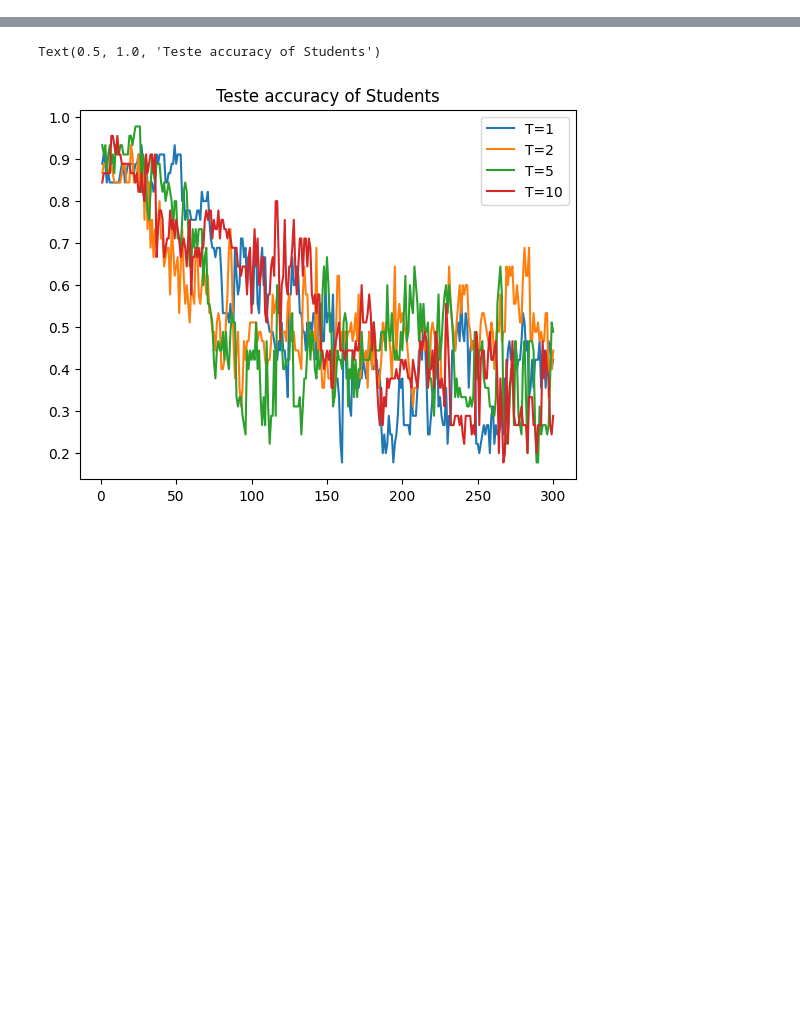
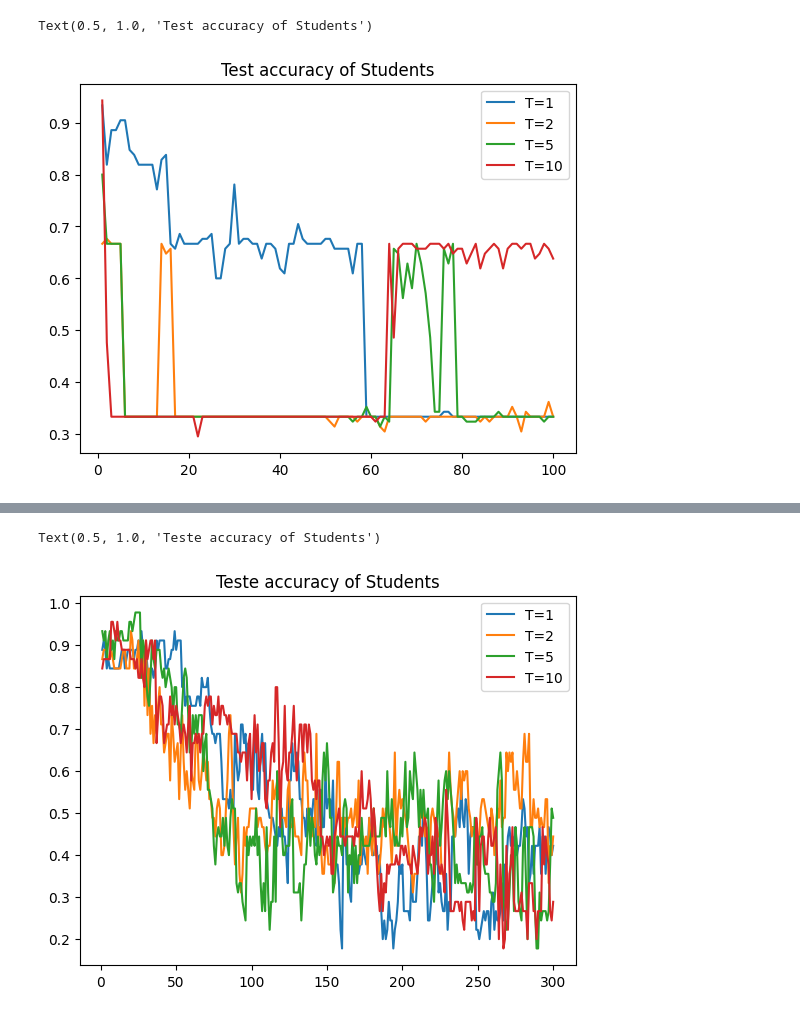
Before and after one commit to JessicaRch/knowledge_distillation, a Jupyter notebook: first_experiments/cascata_estudante.ipynb, the cells around one changed output, grey strips where cells are left out. Drawn from its saved outputs; the diff is of its cells as text; code cells hidden in the pictures; blank space fills up the shorter version.

```diff
--- a/first_experiments/cascata_estudante.ipynb
+++ b/first_experiments/cascata_estudante.ipynb
@@ -98,0 +149,16 @@ Student 2 trained in 288 epochs with test accuracy: 0.8667, train accuracy: 0.98
+# %%
+estudantes_small = []
+test_prec_small = [Evaluator(teacher).accuracy(test_loader)]
+train_prec_small = [Evaluator(teacher).accuracy(train_loader)]
+epochs_small = [_]
+for t,c in zip([1,2,5,10],[0,0,0,0]):
+   print(t,c)
+   prof = teacher
+   for i in range(max_students):
+      student, k = get_student_model(T=t, c=c, teacher=prof, config=iris_smaller,train_loader=train_loader)
+      estudantes_small.append(student)
+      epochs_small.append(k)
+      test_prec_small.append(Evaluator(student).accuracy(test_loader))
+      train_prec_small.append(Evaluator(student).accuracy(train_loader))
+      print(f"Student {i+1} trained in {k} epochs with test accuracy: {test_prec_small[-1]:.4f}, train accuracy: {train_prec_small[-1]:.4f}")
+      prof = student  # ✓ Student i+1 learns from Student i
@@ -98,0 +183,26 @@ Student 2 trained in 288 epochs with test accuracy: 0.8667, train accuracy: 0.98
+# %%
+import pandas as pd
+import numpy as np
+
+T_values = [1, 2, 5, 10]
+
+data = {}
+
+for i, T in enumerate(T_values):
+    data[f"train_T={T}"] =  train_prec_small[i*max_students:(i+1)*max_students]
+    data[f"test_T={T}"]  = test_prec_small[i*max_students:(i+1)*max_students]
+
+df = pd.DataFrame(data)
+df.insert(0, "step", np.arange(1, max_students + 1))
+
+df.to_csv("small_arch5to4.csv", index=False)
+# %%
+for i in range(4):
+    plt.plot(list(range(1, max_students+1)), train_prec_small[i*max_students+1:(i+1)*max_students+1], label=f'T={ [1,2,5,10][i] }')
+    # plt.plot(list(range(1, max_students+1)), test_prec_small[i*max_students+1:(i+1)*max_students+1], label=f'T={ [1,2,5,10][i] }, c={ [0,0,0,0][i] }')
+
+plt.legend()
+plt.title('Test accuracy of Students')
+# %% [output]
+Text(0.5, 1.0, 'Test accuracy of Students')
+[figure, added]
```
Also changed, not shown: parts of 12 cells of this notebook, 1 other file.
